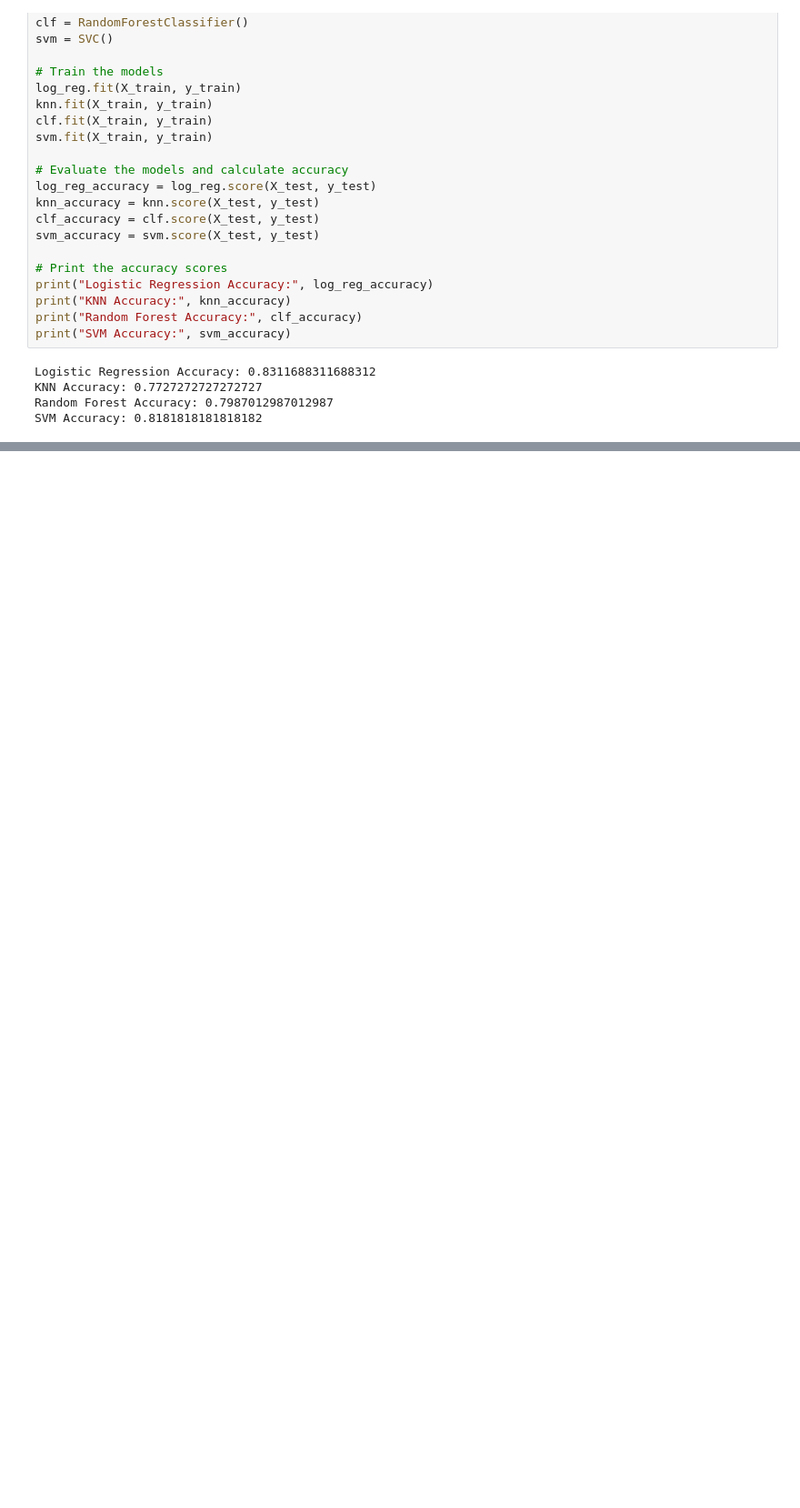
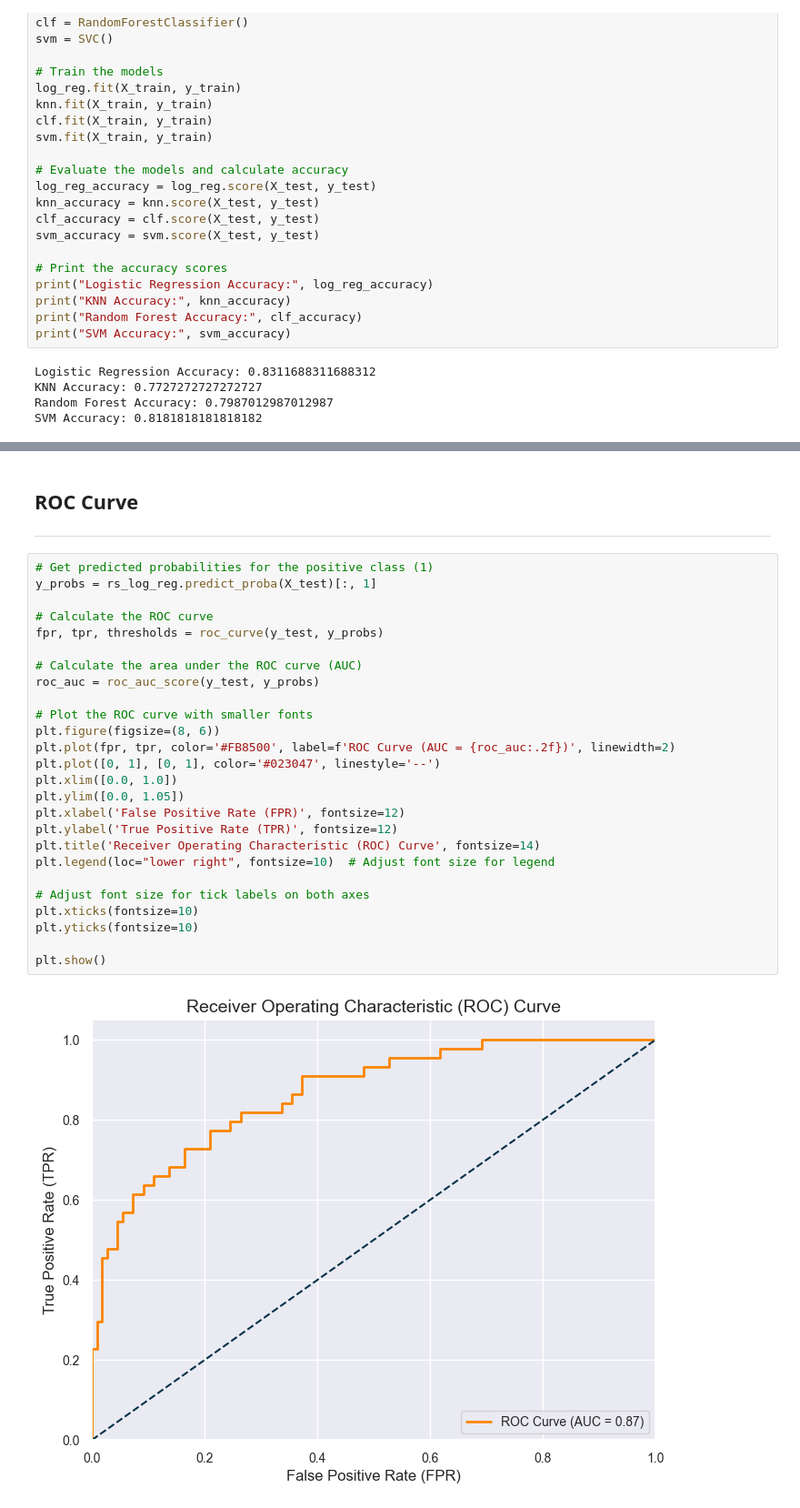
Before and after one commit to azadealmasi/Diabetes-Prediction-App-Using-Flask-Machine-Learning-and-Heroku, a Jupyter notebook: Diabetes Prediction.ipynb, the cells around one changed output, grey strips where cells are left out. Shown at 91% size. Cells and saved outputs as stored; diff of their text form; blank space fills up the shorter version.

```diff
--- a/Diabetes Prediction.ipynb
+++ b/Diabetes Prediction.ipynb
@@ -468,0 +503,31 @@ Text(32.25, 0.5, 'Predicted label')
+# %% [markdown]
+## ROC Curve
+---
+# %%
+# Get predicted probabilities for the positive class (1)
+y_probs = rs_log_reg.predict_proba(X_test)[:, 1]
+
+# Calculate the ROC curve
+fpr, tpr, thresholds = roc_curve(y_test, y_probs)
+
+# Calculate the area under the ROC curve (AUC)
+roc_auc = roc_auc_score(y_test, y_probs)
+
+# Plot the ROC curve with smaller fonts
+plt.figure(figsize=(8, 6))
+plt.plot(fpr, tpr, color='#FB8500', label=f'ROC Curve (AUC = {roc_auc:.2f})', linewidth=2)
+plt.plot([0, 1], [0, 1], color='#023047', linestyle='--')
+plt.xlim([0.0, 1.0])
+plt.ylim([0.0, 1.05])
+plt.xlabel('False Positive Rate (FPR)', fontsize=12)
+plt.ylabel('True Positive Rate (TPR)', fontsize=12)
+plt.title('Receiver Operating Characteristic (ROC) Curve', fontsize=14)
+plt.legend(loc="lower right", fontsize=10)  # Adjust font size for legend
+
+# Adjust font size for tick labels on both axes
+plt.xticks(fontsize=10)
+plt.yticks(fontsize=10)
+
+plt.show()
+# %% [output]
+[figure, added]
```
Also changed, not shown: parts of 38 cells of this notebook.
